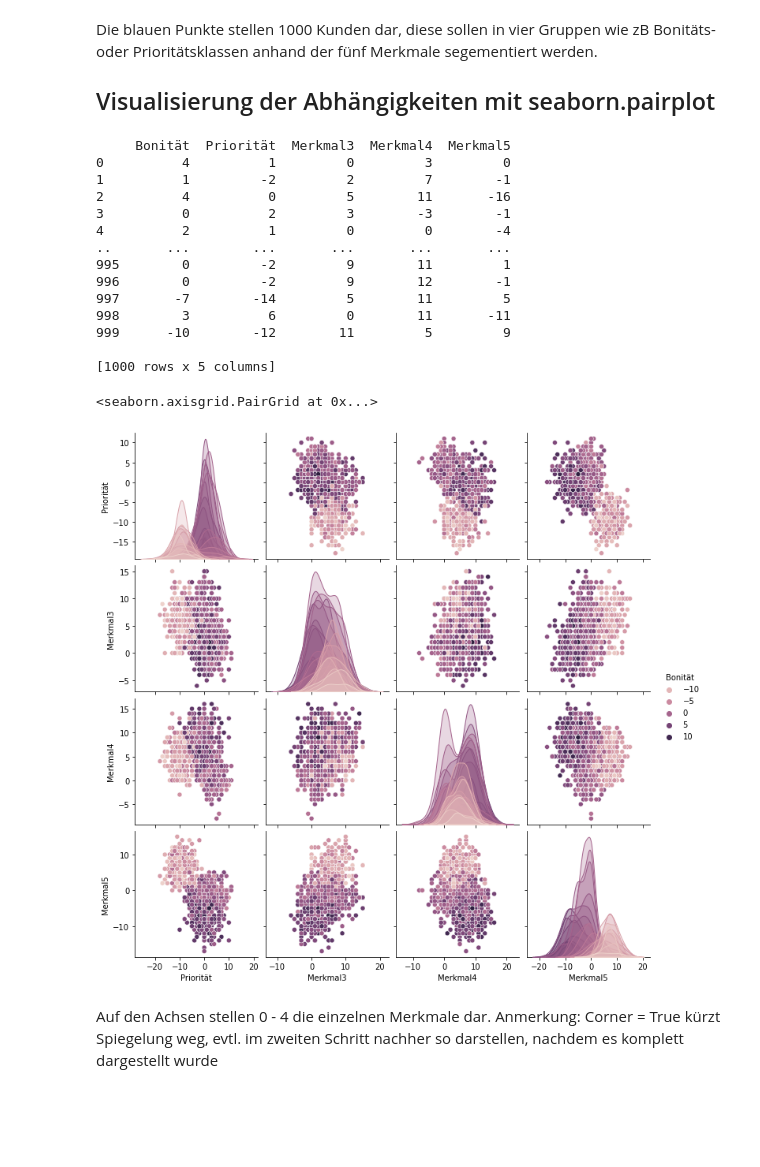
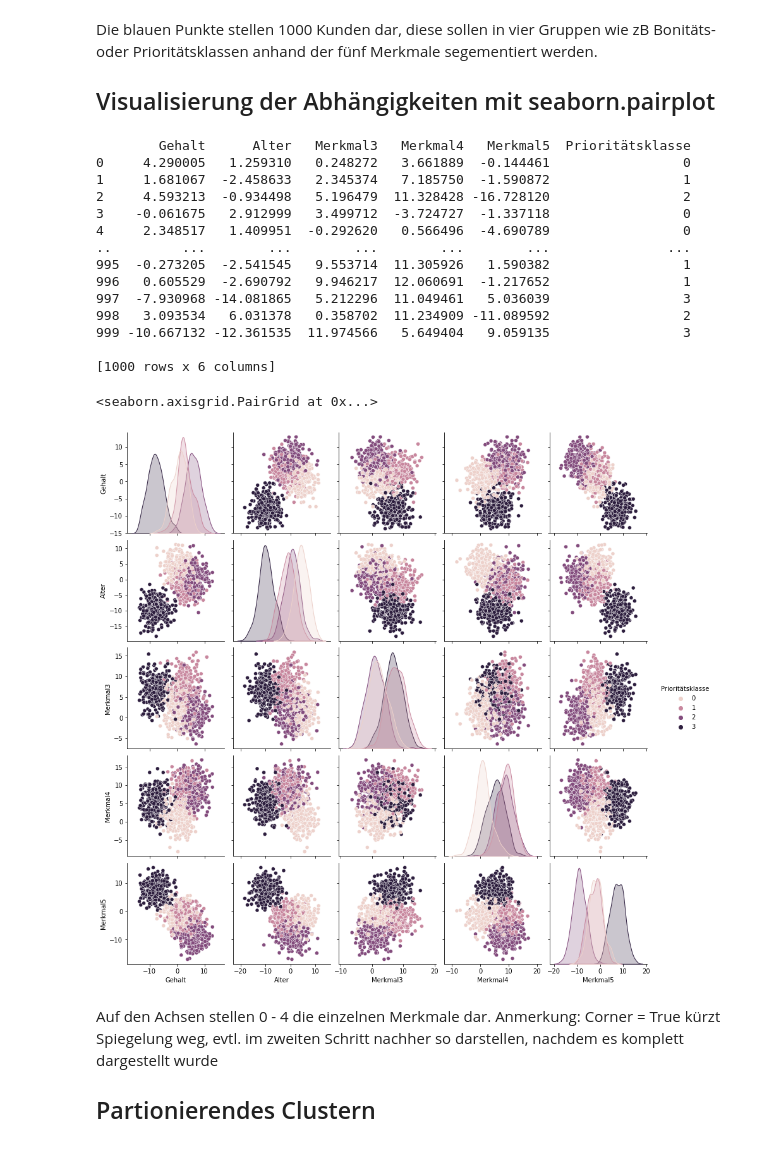
Before and after one commit to Fillippp/Datenanalyse, a Jupyter notebook: partitionierende_clusteranalyse_sample_size_1000.ipynb, the cells around one changed output. Cells and saved outputs as stored; diff of their text form; code cells hidden in the pictures; blank space fills up the shorter version.

Commit message:
partionierendes Clustern angefangen, läuft aber 0

```diff
--- a/partitionierende_clusteranalyse_sample_size_1000.ipynb
+++ b/partitionierende_clusteranalyse_sample_size_1000.ipynb
@@ -46,28 +30,30 @@ Die blauen Punkte stellen 1000 Kunden dar, diese sollen in vier Gruppen wie zB B
 <h2> Visualisierung der Abhängigkeiten mit seaborn.pairplot </h2>
 # %%
 # Umwandlung zum DataFrome Objekt notwendig, ansonsten kann es nicht mit paiplot dargestellt werden!
-df = pd.DataFrame(X, columns = ['Bonität', 'Priorität', 'Merkmal3', 'Merkmal4', 'Merkmal5'], dtype= int) #Was ist ein DF Object? -> Erklären
-#df['cluster'] = y
+df = pd.DataFrame(X, columns = ['Gehalt', 'Alter', 'Merkmal3', 'Merkmal4', 'Merkmal5']) #Was ist ein DF Object? -> Erklären
+df['Prioritätsklasse'] = y
 print(df)
 
-sns.pairplot(df, hue = 'Bonität') # hue ergibt hier erst nach der bilden von Klassen Sinn, zb 1-2, 2-3 und so weiter. Hier durch die Umwandlung zu Integer erfolgt
+sns.pairplot(df, hue = 'Prioritätsklasse') # hue ergibt hier erst nach der bilden von Klassen Sinn, zb 1-2, 2-3 und so weiter. Hier durch die Umwandlung zu Integer erfolgt
 # %% [output]
-     Bonität  Priorität  Merkmal3  Merkmal4  Merkmal5
-0          4          1         0         3         0
-1          1         -2         2         7        -1
-2          4          0         5        11       -16
-3          0          2         3        -3        -1
-4          2          1         0         0        -4
-..       ...        ...       ...       ...       ...
-995        0         -2         9        11         1
-996        0         -2         9        12        -1
-997       -7        -14         5        11         5
-998        3          6         0        11       -11
-999      -10        -12        11         5         9
+        Gehalt      Alter   Merkmal3   Merkmal4   Merkmal5  Prioritätsklasse
+0     4.290005   1.259310   0.248272   3.661889  -0.144461                 0
+1     1.681067  -2.458633   2.345374   7.185750  -1.590872                 1
+2     4.593213  -0.934498   5.196479  11.328428 -16.728120                 2
+3    -0.061675   2.912999   3.499712  -3.724727  -1.337118                 0
+4     2.348517   1.409951  -0.292620   0.566496  -4.690789                 0
+..         ...        ...        ...        ...        ...               ...
+995  -0.273205  -2.541545   9.553714  11.305926   1.590382                 1
+996   0.605529  -2.690792   9.946217  12.060691  -1.217652                 1
+997  -7.930968 -14.081865   5.212296  11.049461   5.036039                 3
+998   3.093534   6.031378   0.358702  11.234909 -11.089592                 2
+999 -10.667132 -12.361535  11.974566   5.649404   9.059135                 3
 
-[1000 rows x 5 columns]
+[1000 rows x 6 columns]
 <seaborn.axisgrid.PairGrid at 0x...>
-[figure, old version]
+[figure, new version]
 # %% [markdown]
 Auf den Achsen stellen 0 - 4 die einzelnen Merkmale dar.
 Anmerkung: Corner = True kürzt Spiegelung weg, evtl. im zweiten Schritt nachher so darstellen, nachdem es komplett dargestellt wurde
+
+<h2> Partionierendes Clustern <h2>
```
Also changed, not shown: parts of 2 cells of this notebook.
